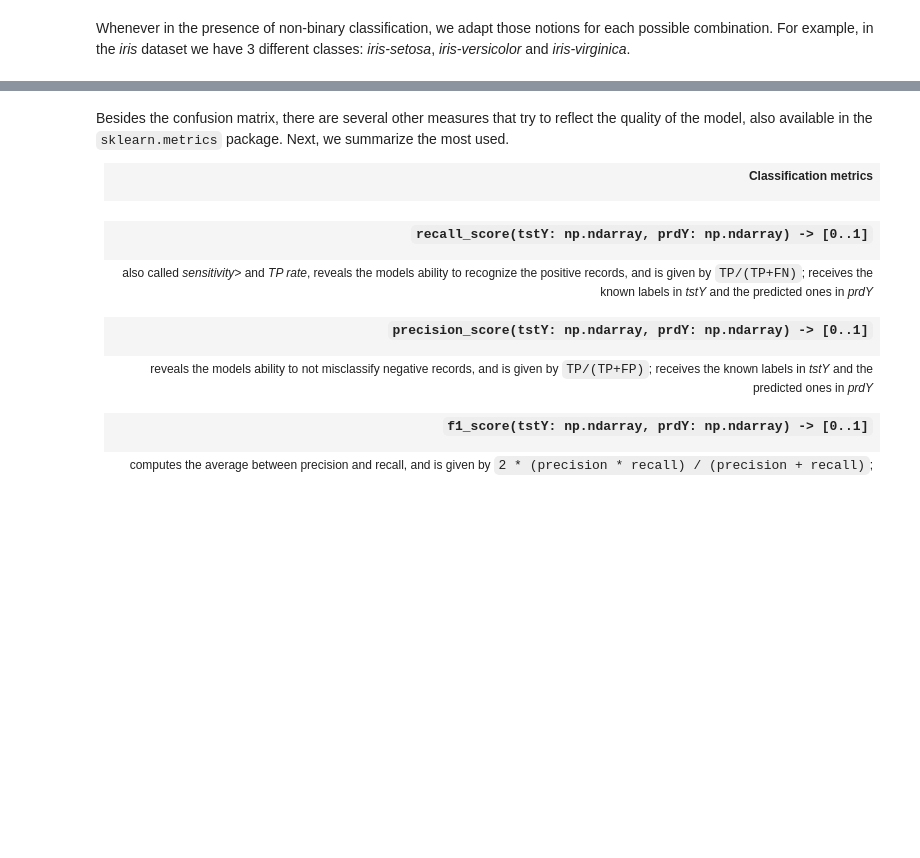
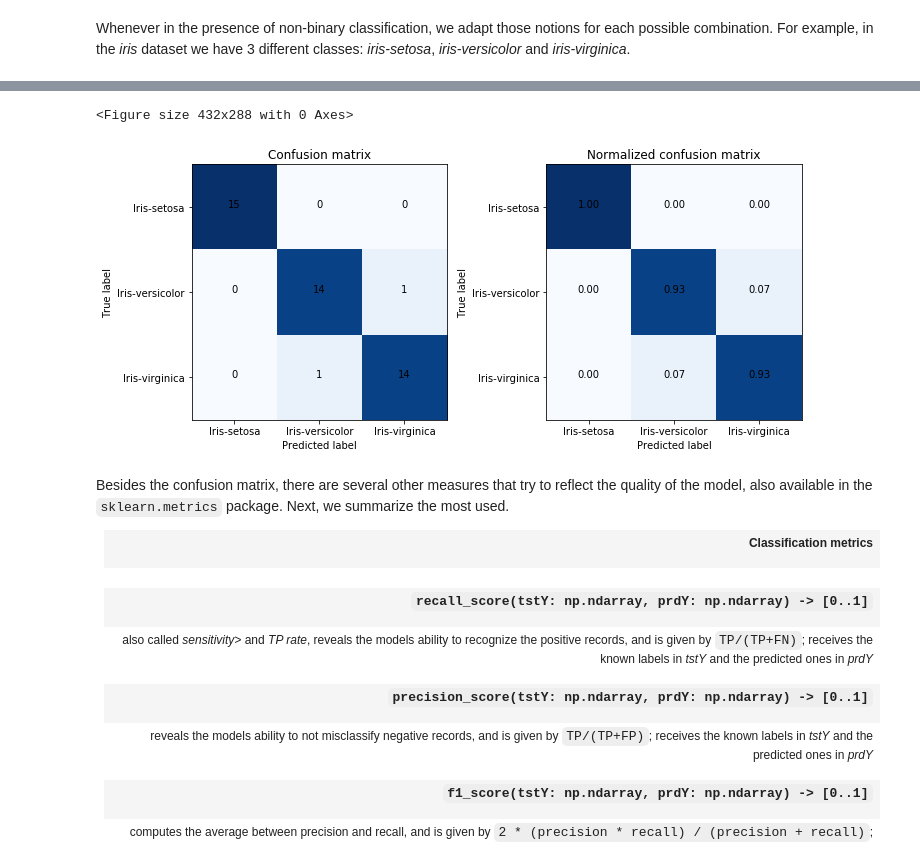
Before and after one commit to psinogas/DSlabs2019, a Jupyter notebook: Lab4_evaluation.ipynb, the cells around one changed output, grey strips where cells are left out. Saved outputs shown, nothing was run; the diff lists cells and outputs as text; code cells hidden in the pictures; blank space fills up the shorter version.

```diff
--- a/Lab4_evaluation.ipynb
+++ b/Lab4_evaluation.ipynb
@@ -86,3 +116,24 @@ array([[ 40,  41],
+# %%
+data = pd.read_csv('data/iris.csv')
+y = data.pop('class').values
+X = data.values
+labels = pd.unique(y)
+
+trnX, tstX, trnY, tstY = train_test_split(X, y, train_size=0.7, stratify=y)
+
+clf = GaussianNB()
+clf.fit(trnX, trnY)
+prdY = clf.predict(tstX)
+
+plt.figure()
+fig, axs = plt.subplots(1, 2, figsize=(10, 5), squeeze=False)
+plot_confusion_matrix(axs[0,0], metrics.confusion_matrix(tstY, prdY, labels), labels)
+plot_confusion_matrix(axs[0,1], metrics.confusion_matrix(tstY, prdY, labels), labels, normalize=True)
+plt.tight_layout()
+plt.show()
+# %% [output]
+<Figure size 432x288 with 0 Axes>
+[figure, added]
 # %% [markdown]
 Besides the confusion matrix, there are several other measures that try to reflect the quality of the model, also
 available in the <code>sklearn.metrics</code> package. Next, we summarize the most used.
```
Also changed, not shown: parts of 7 cells of this notebook, 3 other files.
